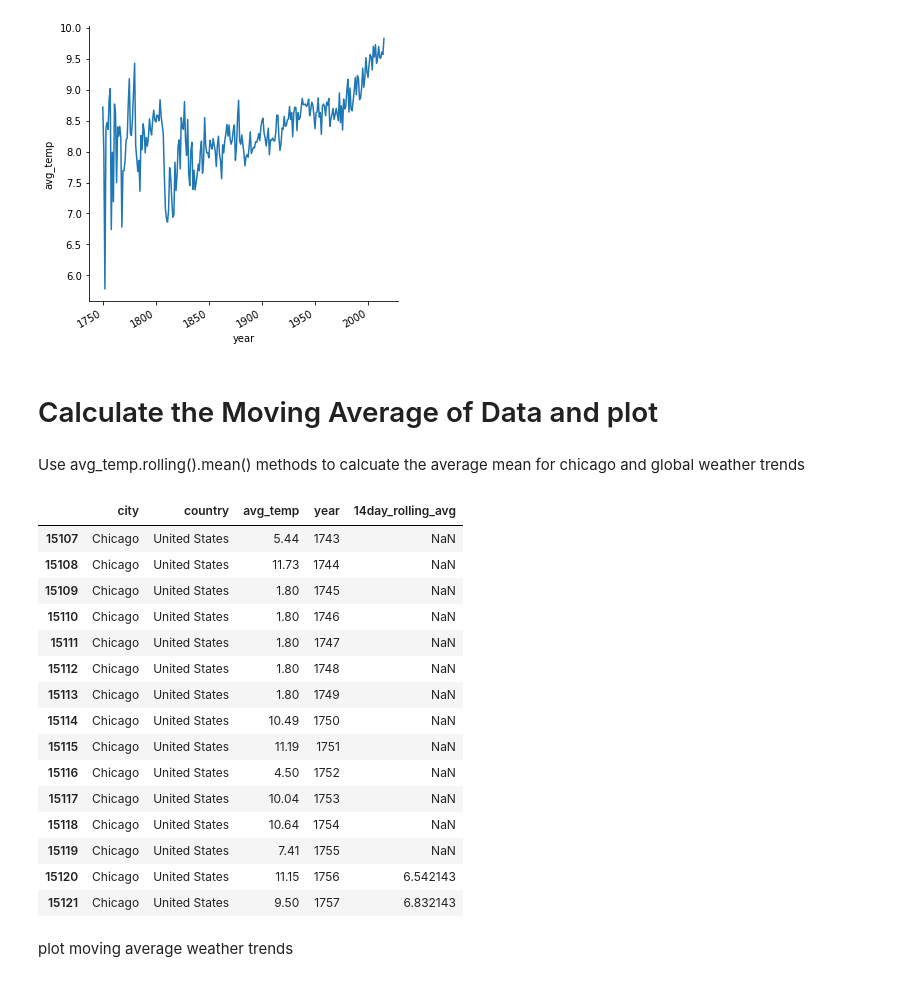
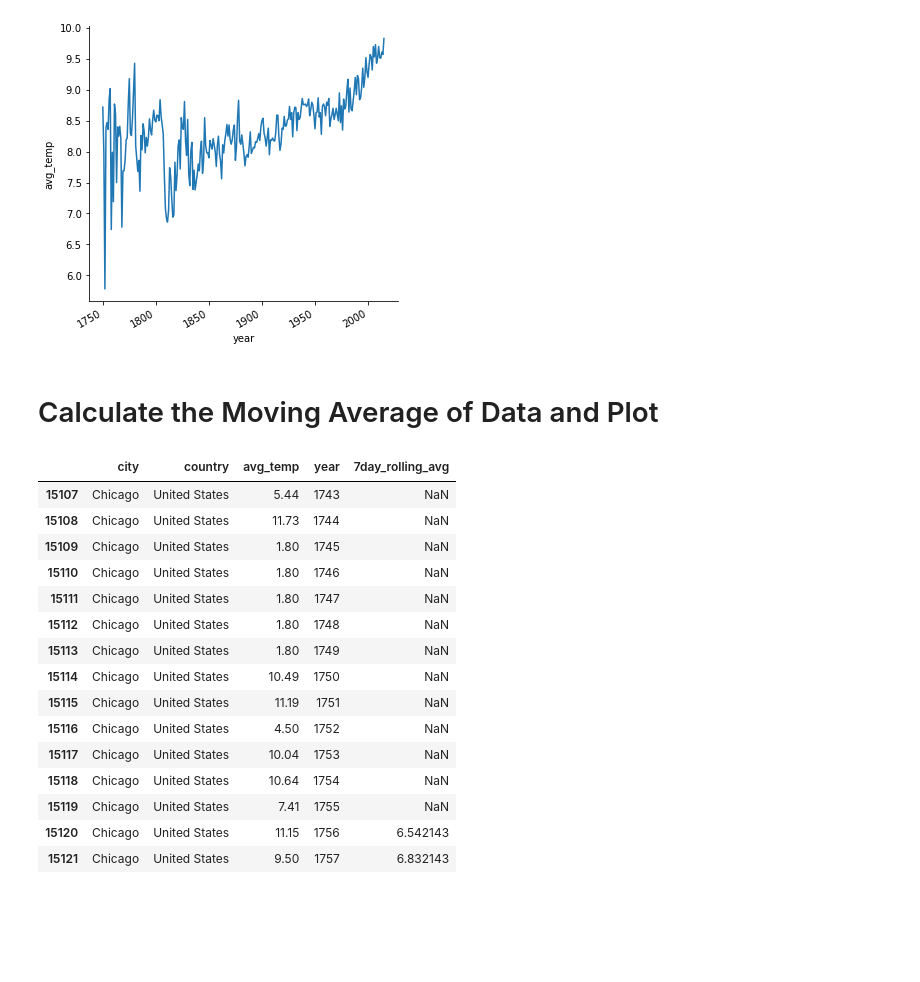
Before and after one commit to freedom-780/Weather_trends, a Jupyter notebook: Weather_project.ipynb, the cells around one changed output. Saved outputs shown, nothing was run; the diff lists cells and outputs as text; code cells hidden in the pictures; blank space fills up the shorter version.

```diff
--- a/Weather_project.ipynb
+++ b/Weather_project.ipynb
@@ -91,15 +81,12 @@ f.fig.autofmt_xdate()
 # %% [output]
 [figure]
 # %% [markdown]
-# Calculate the Moving Average of Data and plot
+# Calculate the Moving Average of Data and Plot
-# %% [markdown]
-Use avg_temp.rolling().mean() methods to calcuate the average mean
-for chicago and global weather trends
 # %%
-chicago_weather_fill[ '14day_rolling_avg' ] = chicago_weather_fill.avg_temp.rolling( 14).mean()
+chicago_weather_fill[ '7day_rolling_avg' ] = chicago_weather_fill.avg_temp.rolling( 14).mean()
 chicago_weather_fill.head(15)
 # %% [output]
-|  | city | country | avg_temp | year | 14day_rolling_avg |
+|  | city | country | avg_temp | year | 7day_rolling_avg |
 | 15107 | Chicago | United States | 5.44 | 1743 | NaN |
 | 15108 | Chicago | United States | 11.73 | 1744 | NaN |
 | 15109 | Chicago | United States | 1.80 | 1745 | NaN |
@@ -115,5 +102,3 @@ chicago_weather_fill.head(15)
 | 15119 | Chicago | United States | 7.41 | 1755 | NaN |
 | 15120 | Chicago | United States | 11.15 | 1756 | 6.542143 |
 | 15121 | Chicago | United States | 9.50 | 1757 | 6.832143 |
-# %% [markdown]
-plot moving average weather trends
```
Also changed, not shown: parts of 13 cells of this notebook.
